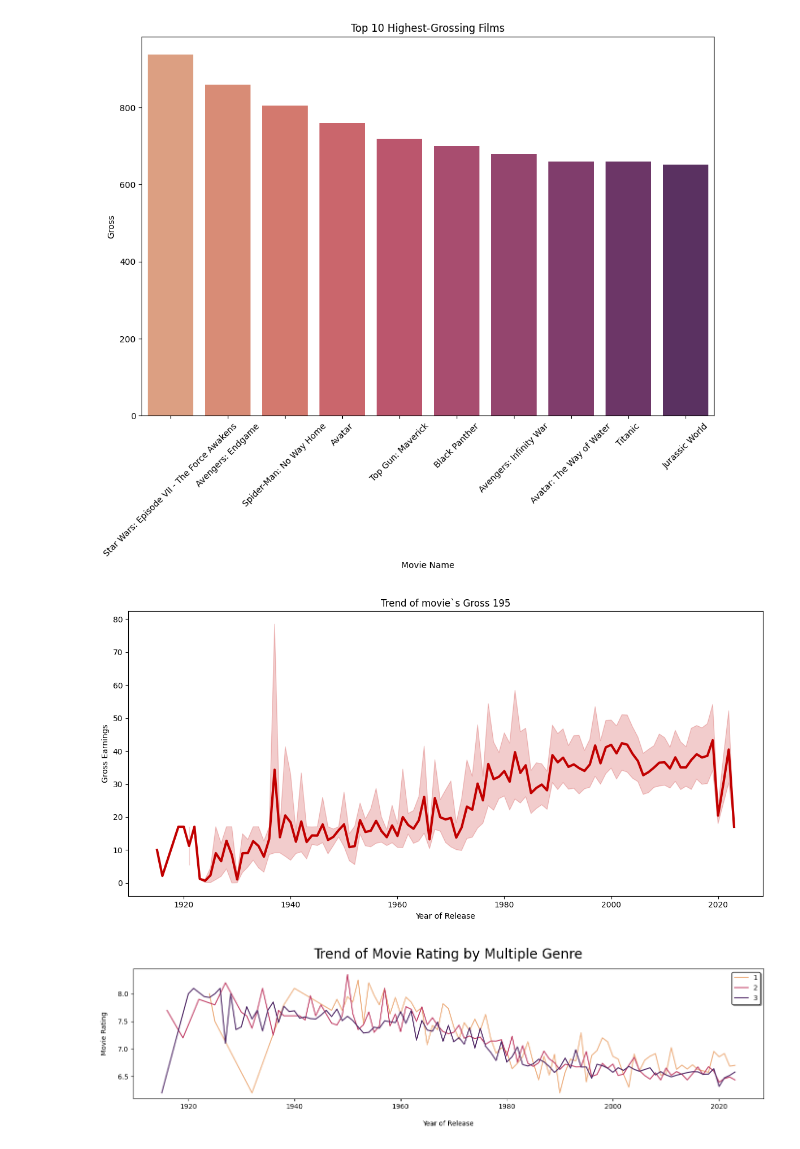
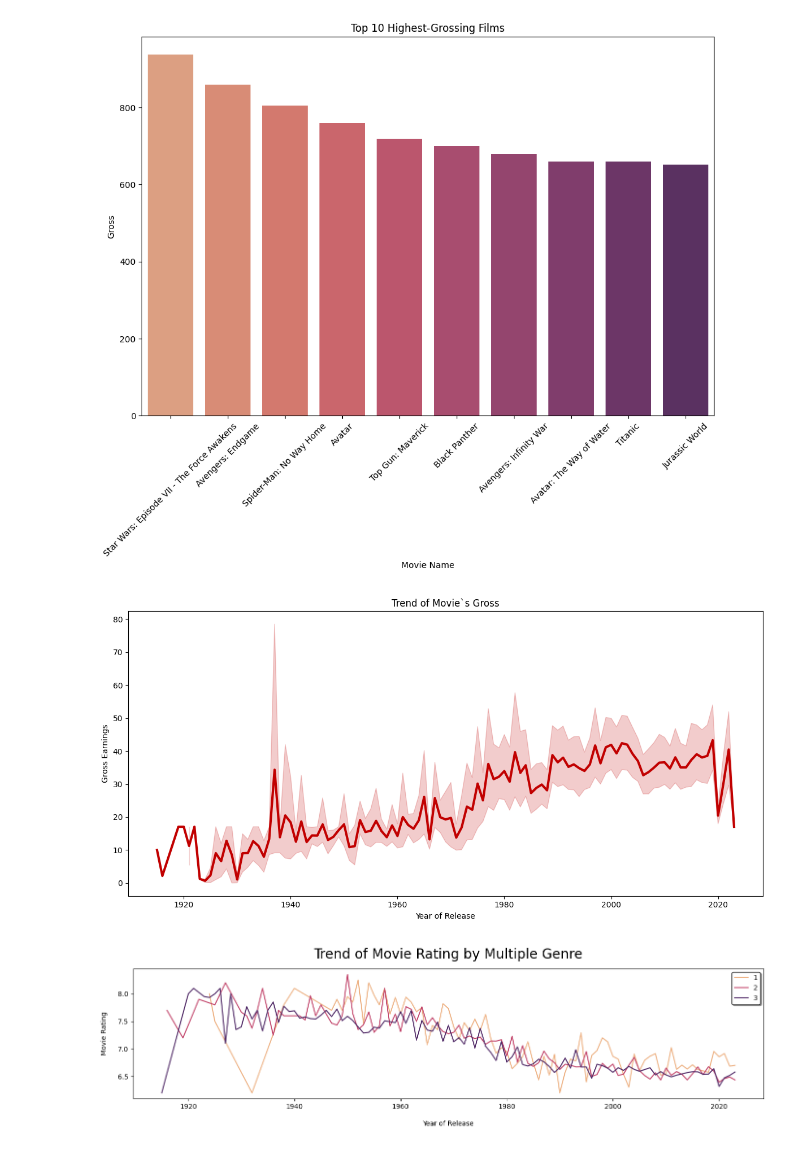
Before and after one commit to trizyx/IMDB-Data-analysis, a Jupyter notebook: Untitled3.ipynb, the cells around one changed output. Drawn from its saved outputs; the diff is of its cells as text; code cells hidden in the pictures.

```diff
--- a/Untitled3.ipynb
+++ b/Untitled3.ipynb
@@ -124,17 +124,17 @@ plt.show()
 # %%
 plt.figure(figsize=(12, 6))
 sns.lineplot(x='Year of Release', y='Gross', data=df, linewidth=3, color='#c10000')
 
 # Add labels and title
 plt.xlabel('Year of Release')
 plt.ylabel('Gross Earnings')
-plt.title('Trend of movie`s Gross 195')
+plt.title('Trend of Movie`s Gross')
 
 # Show plot
 plt.tight_layout()
 plt.show()
 # %% [output]
-[figure, old version]
+[figure, new version]
 # %%
 def count_many_multiple_genre(x):
     n=x.split('[')[-1].split(']')[0].split(',')
```
Also changed, not shown: parts of 1 cell of this notebook.
